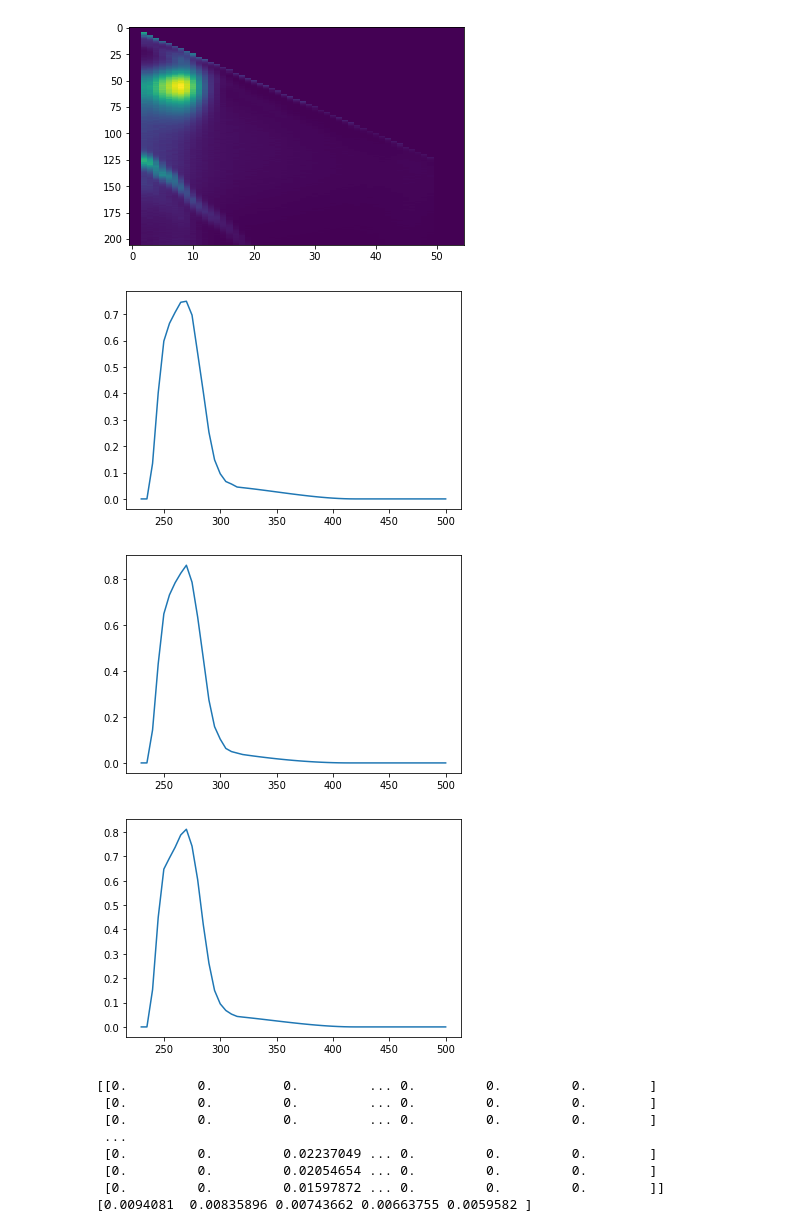
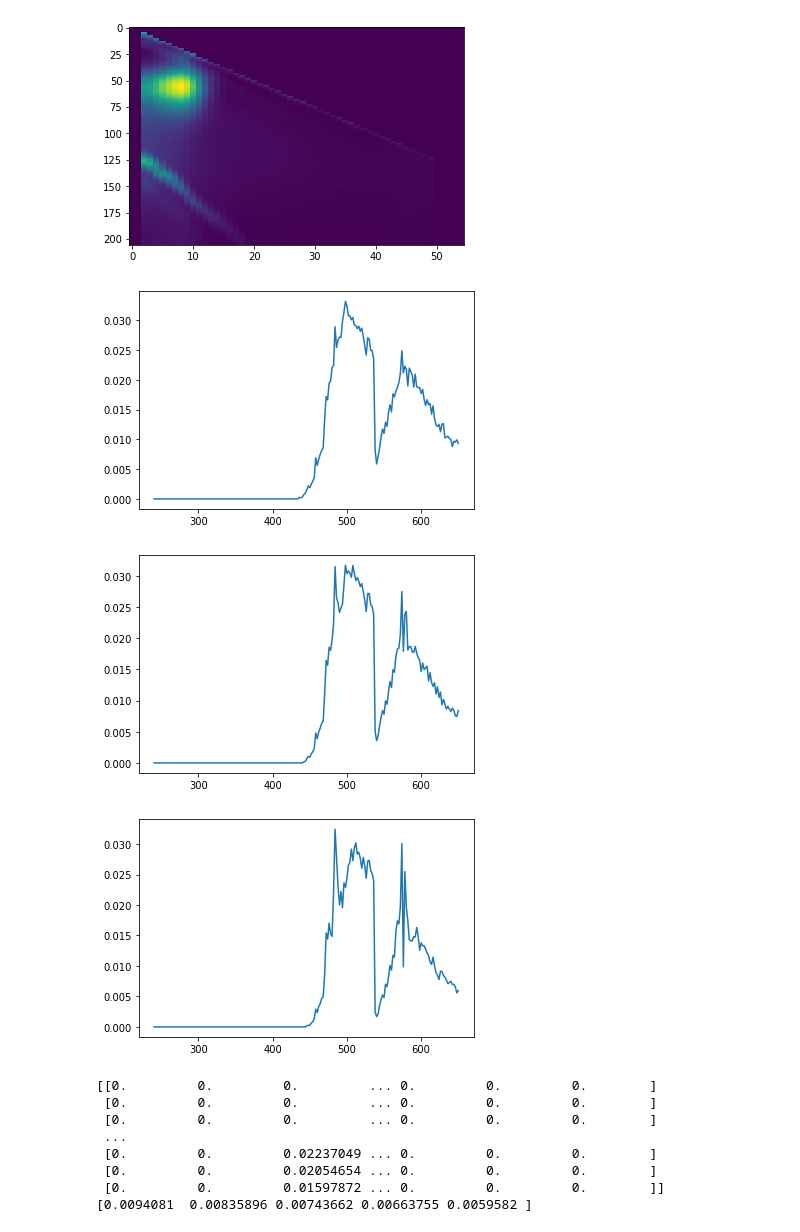
Before and after one commit to 89605502155/course-work-2, a Jupyter notebook: курсовая 3.0.ipynb, the cells around one changed output. Drawn from its saved outputs; the diff is of its cells as text; code cells hidden in the pictures.

```diff
--- a/курсовая 3.0.ipynb
+++ b/курсовая 3.0.ipynb
@@ -197,6 +197,34 @@ while k < 35:
             Xx[i,tr[ty]]=a11[ty]
 
     # интерполирую хвост рассеяния
+    for i in range (13,30):
+        ty=[]
+        uy=[]
+        for j in range (0,100): #хвост рассеяния
+            if (j>25) and (j<75):
+                ty+=[j]
+            else:
+                uy+=[j]
+        a12=scipy.interpolate.PchipInterpolator(lrl[uy],Xx[uy,i])
+        a13=a12(lrl[ty]).astype(float)
+        for tg in range (len(ty)):
+            Xx[ty[tg],i]=a13[tg]
+    #уберу небольшие шумы в конце
+    for i in range (35,55):
+        tg=[]
+        nb=[]
+        jn=0
+        nj=0
+        for j in range (75,206):
+            if ()
+            if (j==205) or (j<=80):
+                tg+=[j]
+            else:
+                nb+=[j]
+        a14=scipy.interpolate.PchipInterpolator(lrl[nb],Xx[nb,i])
+        a15=a14(lrl[nb]).astype(float)
+        for vz in range (len(nb)):
+            Xx[nb[vz],i]=a15[vz]
     X[k,:,:]+=Xx #собираю тензор
     k = k + 1
 # save the fluorescence intensity values together with wavelengths
@@ -204,7 +232,7 @@ while k < 35:
 # of "named dimensions" in >2-dimensional arrays)
 pkl.dump(
 	{'X': X, 'emission': X_[0].axes[0].values, 'excitation': X_[1].axes[1].values},
-	open('C:/Users/admin/Desktop/курсовая 2.0/X.pkl.gz', 'wb')
+	open('C:/Users/admin/Desktop/88/X.pkl.gz', 'wb')
 )
 
 import matplotlib.pyplot as plt
@@ -214,11 +242,11 @@ plt.imshow(Xx,aspect="auto")
 plt.show();
 plt.imshow(x,aspect="auto")
 plt.show();
-plt.plot(ll,X[34,77,:])
+plt.plot(lrl,X[34,:,46])
 plt.show();
-plt.plot(ll,X[34,75,:])
+plt.plot(lrl,X[34,:,47])
 plt.show();
-plt.plot(ll,X[34,76,:])
+plt.plot(lrl,X[34,:,48])
 plt.show();
 print()
 print(X[5,:,:])
@@ -246,7 +274,7 @@ print(a2)
 [figure]
-[figure, old version]
+[figure, new version]
-[figure, old version]
+[figure, new version]
-[figure, old version]
+[figure, new version]
 [[0.         0.         0.         ... 0.         0.         0.        ]
  [0.         0.         0.         ... 0.         0.         0.        ]
  [0.         0.         0.         ... 0.         0.         0.        ]
```
Also changed, not shown: parts of 1 cell of this notebook, 2 other files.
